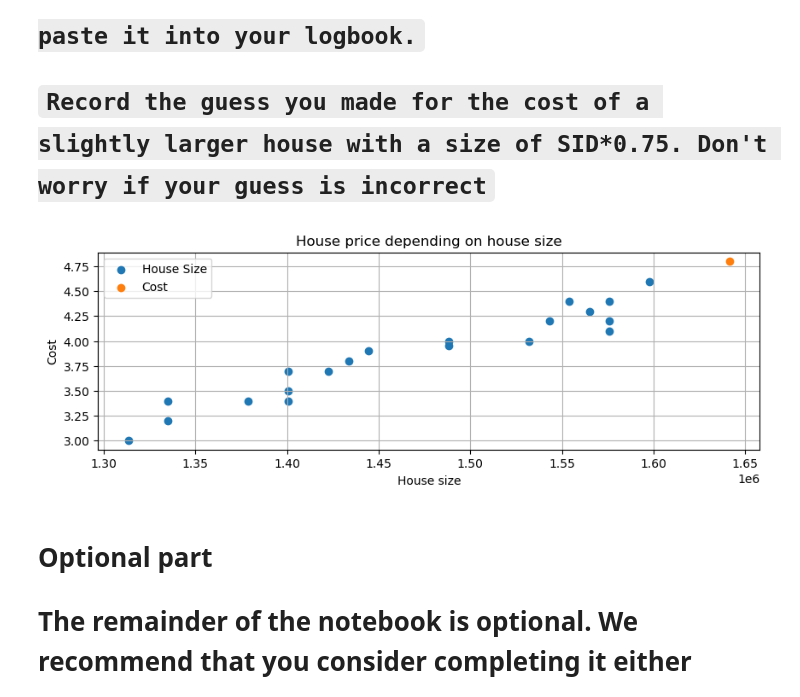
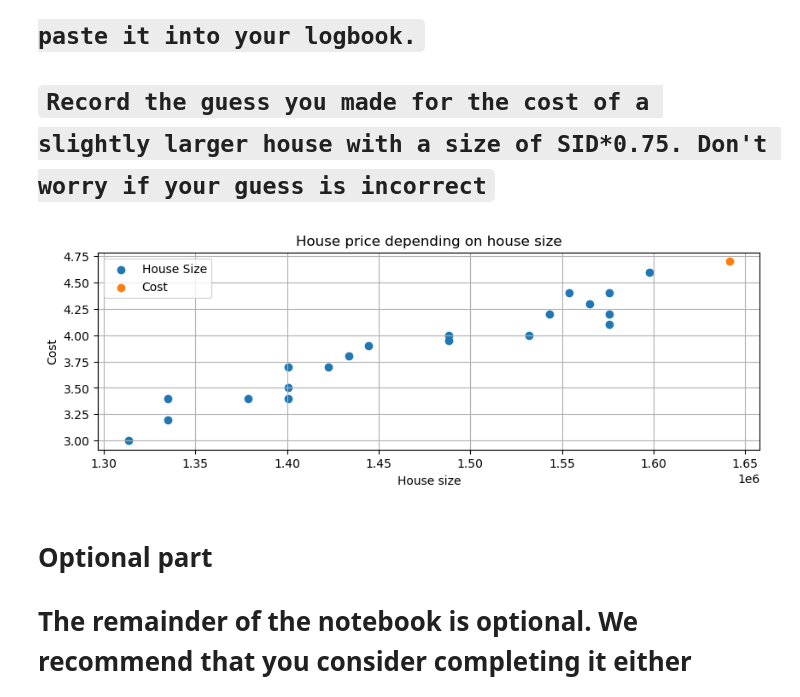
Before and after one commit to somya-anchalia/principles-of-ML, a Jupyter notebook: Week2/data_visualization.ipynb, the cells around one changed output. Cells and saved outputs as stored; diff of their text form; code cells hidden in the pictures.

```diff
--- a/Week2/data_visualization.ipynb
+++ b/Week2/data_visualization.ipynb
@@ -524,24 +448,24 @@ print(cost)
 # %%
 # Your code to create a scatter plot - size vs cost
 
 # SID - 2188741 * 0.75
 
 size = 2188741*0.75
 house_size_2 = [size]
-cost_2 = [4.8]
+cost_2 = [4.7]
 
 fig = plt.figure(figsize=(10, 3))
 plt.xlabel('House size')
 plt.ylabel('Cost')
 plt.title('House price depending on house size')
 plt.legend(labels=['House size', 'Cost'])
 
 plt.scatter(x=house_size, y=cost)
 plt.scatter(x=house_size_2, y=cost_2)
 plt.legend(['House Size', 'Cost'])
 plt.grid(True)
 # %% [output]
-[figure, old version]
+[figure, new version]
 # %% [markdown]
 # **Optional part**
 
```
Also changed, not shown: parts of 16 cells of this notebook, 13 other files.
